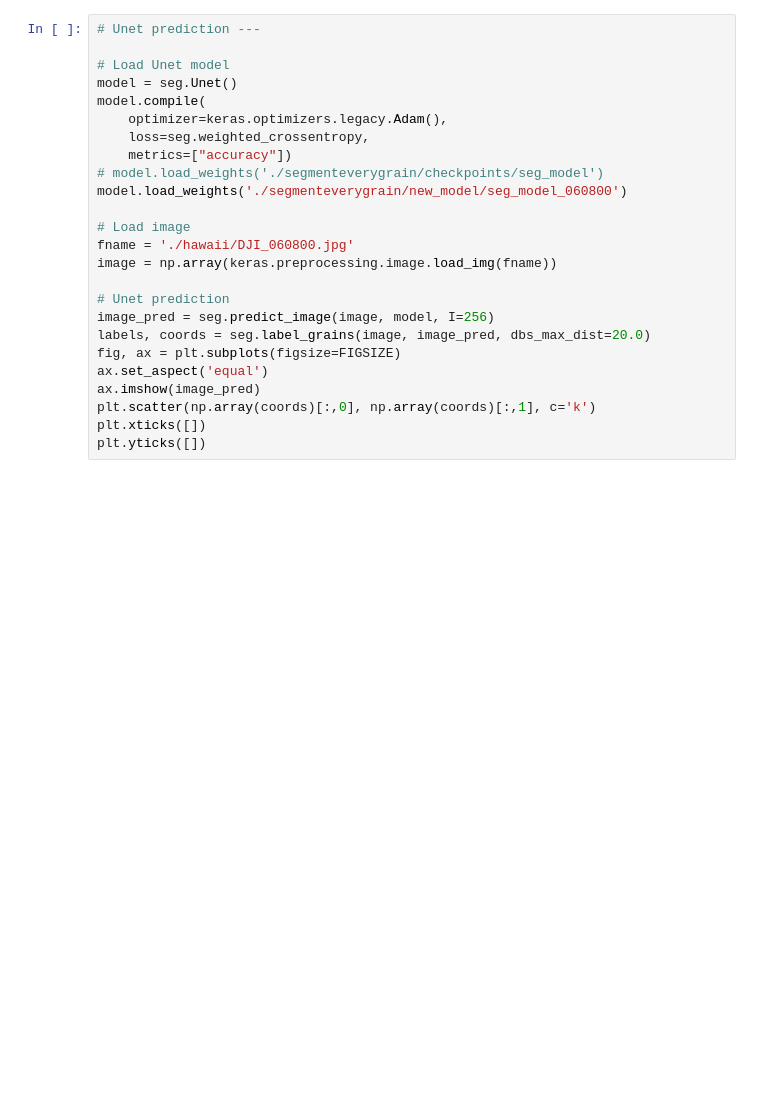
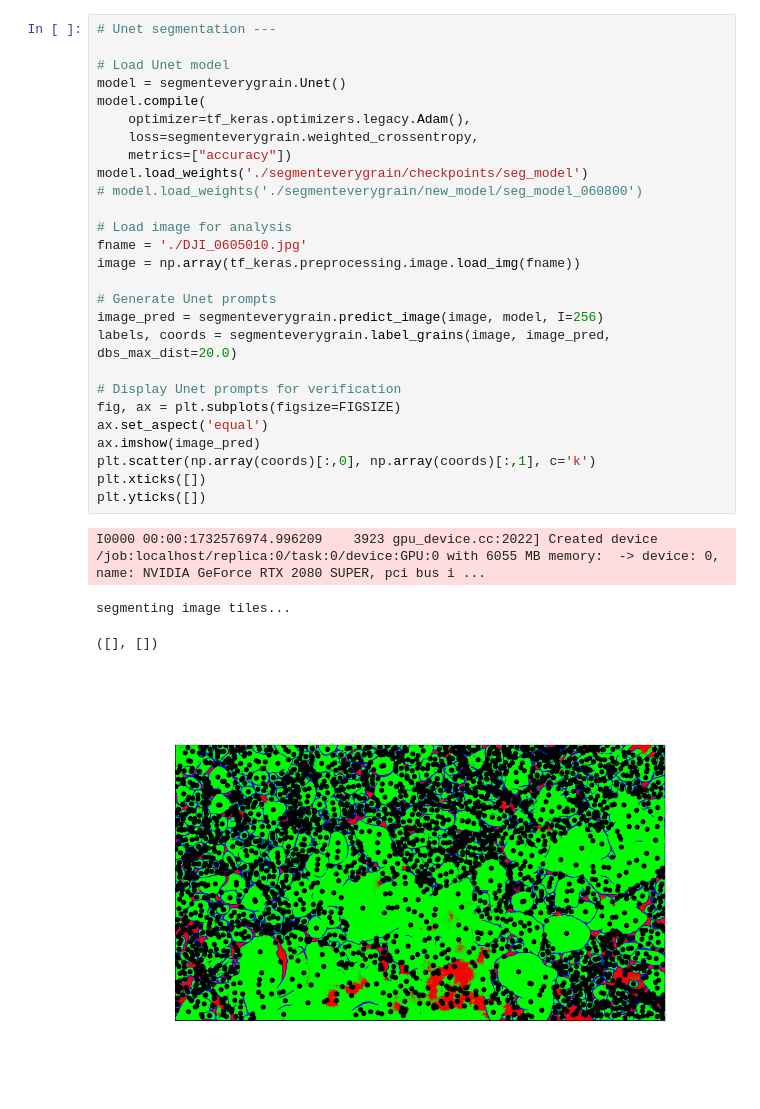
Before and after one commit to dirtbirb/segmenteverygrain, a Jupyter notebook: test_grains.ipynb, the cells around one changed output. Drawn from its saved outputs; the diff is of its cells as text; blank space fills up the shorter version.

Commit message:
create segmenteverygrain.interactions

```diff
--- a/test_grains.ipynb
+++ b/test_grains.ipynb
@@ -288,26 +44,33 @@ class GrainPlot(object):
 # %%
-# Unet prediction ---
+# Unet segmentation ---
 
 # Load Unet model
-model = seg.Unet()
+model = segmenteverygrain.Unet()
 model.compile(
-    optimizer=keras.optimizers.legacy.Adam(),
-    loss=seg.weighted_crossentropy,
+    optimizer=tf_keras.optimizers.legacy.Adam(),
+    loss=segmenteverygrain.weighted_crossentropy,
     metrics=["accuracy"])
-# model.load_weights('./segmenteverygrain/checkpoints/seg_model')
-model.load_weights('./segmenteverygrain/new_model/seg_model_060800')
+model.load_weights('./segmenteverygrain/checkpoints/seg_model')
+# model.load_weights('./segmenteverygrain/new_model/seg_model_060800')
 
-# Load image
-fname = './hawaii/DJI_060800.jpg'
-image = np.array(keras.preprocessing.image.load_img(fname))
+# Load image for analysis
+fname = './DJI_0605010.jpg'
+image = np.array(tf_keras.preprocessing.image.load_img(fname))
 
-# Unet prediction
-image_pred = seg.predict_image(image, model, I=256)
-labels, coords = seg.label_grains(image, image_pred, dbs_max_dist=20.0)
+# Generate Unet prompts
+image_pred = segmenteverygrain.predict_image(image, model, I=256)
+labels, coords = segmenteverygrain.label_grains(image, image_pred, dbs_max_dist=20.0)
+
+# Display Unet prompts for verification
 fig, ax = plt.subplots(figsize=FIGSIZE)
 ax.set_aspect('equal')
 ax.imshow(image_pred)
 plt.scatter(np.array(coords)[:,0], np.array(coords)[:,1], c='k')
 plt.xticks([])
 plt.yticks([])
+# %% [output]
+I0000 00:00:1732576974.996209    3923 gpu_device.cc:2022] Created device /job:localhost/replica:0/task:0/device:GPU:0 with 6055 MB memory:  -> device: 0, name: NVIDIA GeForce RTX 2080 SUPER, pci bus i ...
+segmenting image tiles...
+([], [])
+[figure, added]
 # %%
```
Also changed, not shown: parts of 10 cells of this notebook, 2 other files.
